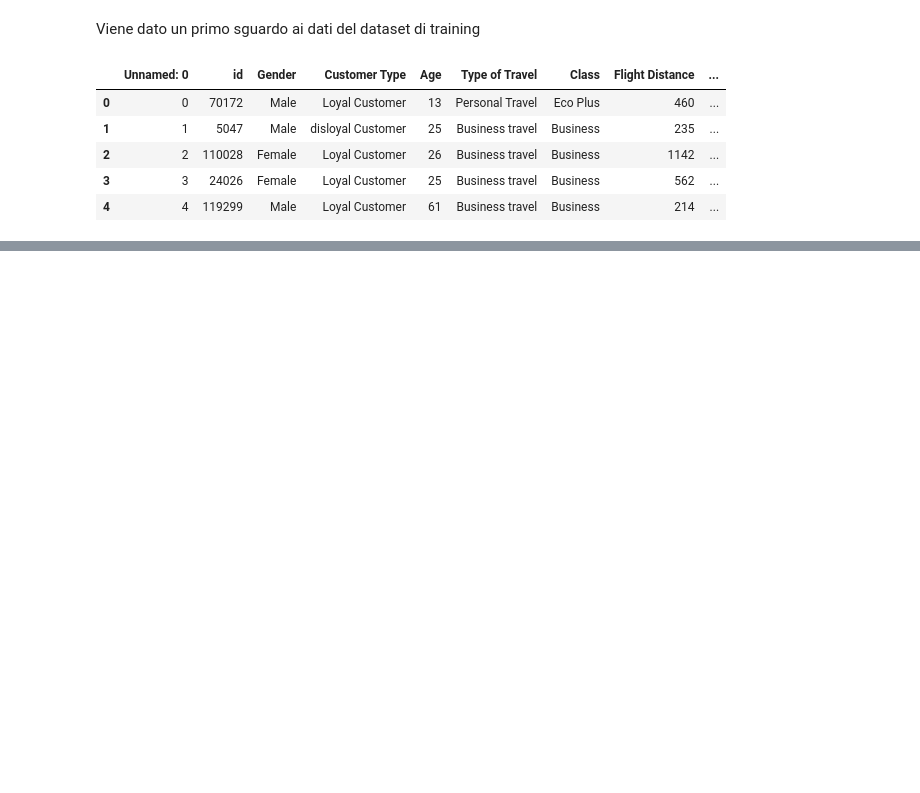
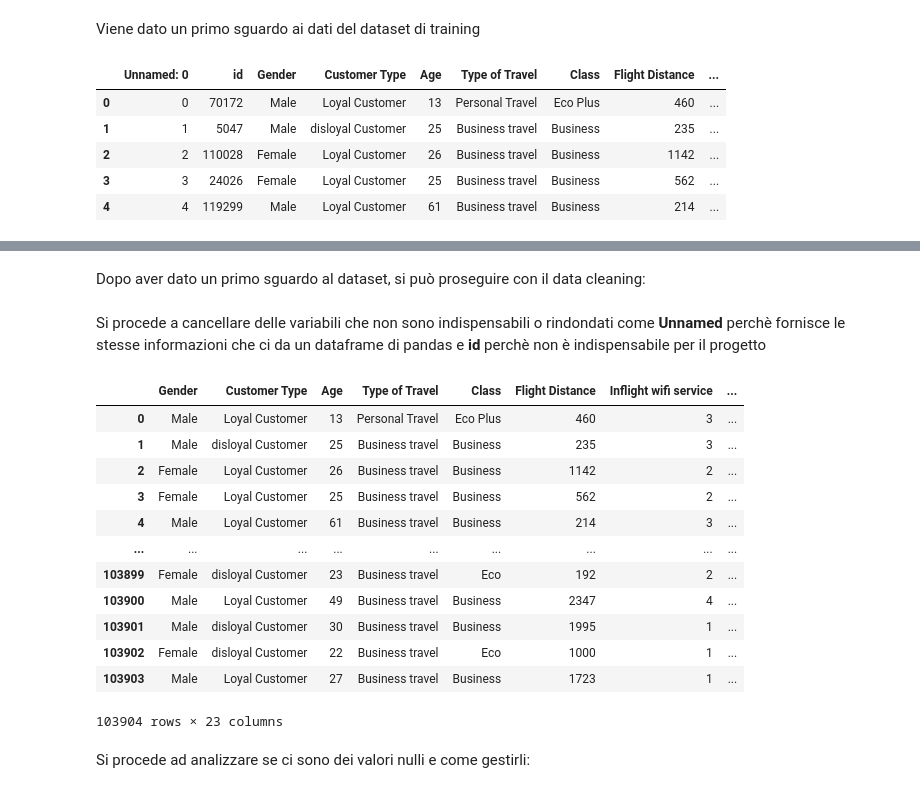
Before and after one commit to mingos25/Data-Science-Project, a Jupyter notebook: ds-project.ipynb, the cells around one changed output, grey strips where cells are left out. Saved outputs shown, nothing was run; the diff lists cells and outputs as text; code cells hidden in the pictures; blank space fills up the shorter version.

Commit message:
added data selection

```diff
--- a/ds-project.ipynb
+++ b/ds-project.ipynb
@@ -50,0 +90,23 @@ DEVI INSERIRE IL IL CODICE SHAPE DI PANDAS
+# %% [markdown]
+Dopo aver dato un primo sguardo al dataset, si può proseguire con il data cleaning:
+# %% [markdown]
+Si procede a cancellare delle variabili che non sono indispensabili o rindondati come **Unnamed** perchè fornisce le stesse informazioni che ci da un dataframe di pandas e **id** perchè non è indispensabile per il progetto
+# %%
+df_train_feat_clean= df_train.drop(columns=["Unnamed: 0", "id"], axis=1)
+df_train_feat_clean
+# %% [output]
+|  | Gender | Customer Type | Age | Type of Travel | Class | Flight Distance | Inflight wifi service | ... |
+| 0 | Male | Loyal Customer | 13 | Personal Travel | Eco Plus | 460 | 3 | ... |
+| 1 | Male | disloyal Customer | 25 | Business travel | Business | 235 | 3 | ... |
+| 2 | Female | Loyal Customer | 26 | Business travel | Business | 1142 | 2 | ... |
+| 3 | Female | Loyal Customer | 25 | Business travel | Business | 562 | 2 | ... |
+| 4 | Male | Loyal Customer | 61 | Business travel | Business | 214 | 3 | ... |
+| ... | ... | ... | ... | ... | ... | ... | ... | ... |
+| 103899 | Female | disloyal Customer | 23 | Business travel | Eco | 192 | 2 | ... |
+| 103900 | Male | Loyal Customer | 49 | Business travel | Business | 2347 | 4 | ... |
+| 103901 | Male | disloyal Customer | 30 | Business travel | Business | 1995 | 1 | ... |
+| 103902 | Female | disloyal Customer | 22 | Business travel | Eco | 1000 | 1 | ... |
+| 103903 | Male | Loyal Customer | 27 | Business travel | Business | 1723 | 1 | ... |
+103904 rows × 23 columns
+# %% [markdown]
+Si procede ad analizzare se ci sono dei valori nulli e come gestirli:
```
Also changed, not shown: parts of 12 cells of this notebook.
